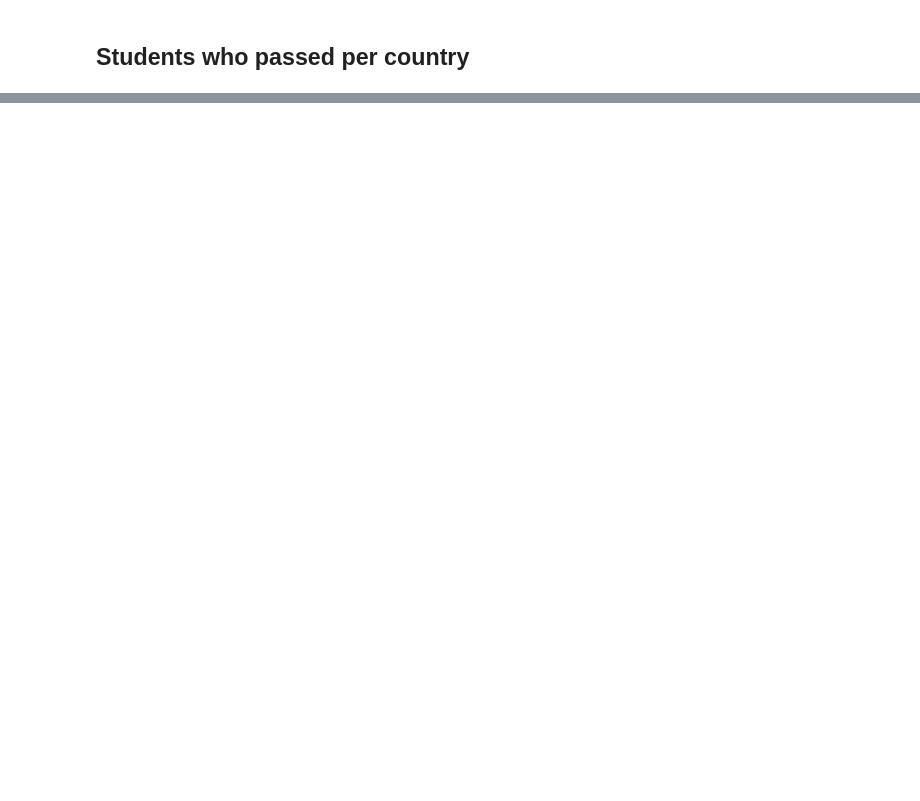
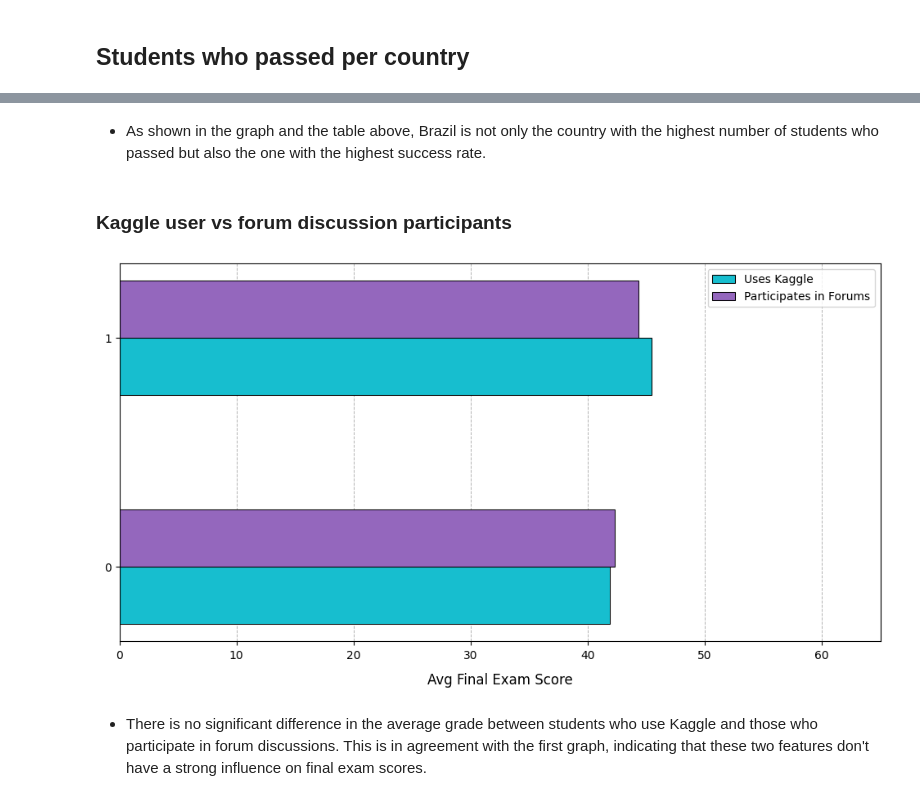
Before and after one commit to danielcamacho9712/Python_Learning_Exam_Performance, a Jupyter notebook: python_exam_performance.ipynb, the cells around one changed output, grey strips where cells are left out. Saved outputs shown, nothing was run; the diff lists cells and outputs as text; code cells hidden in the pictures; blank space fills up the shorter version.

Commit message:
Almost finished Data Analysis part

```diff
--- a/python_exam_performance.ipynb
+++ b/python_exam_performance.ipynb
@@ -281,0 +317,51 @@ plt.ylim(25, 325)
+# %% [markdown]
+- As shown in the graph and the table above, Brazil is not only the country with the highest number of students who passed but also the one with the highest success rate.
+# %% [markdown]
+### Kaggle user vs forum discussion participants
+# %%
+kaggle_user_data = students_data.groupby('uses_kaggle')['final_exam_score'].mean()
+participation_user_data = students_data.groupby('participates_in_discussion_forums')['final_exam_score'].mean()
+
+import numpy as np
+
+labels = kaggle_user_data.index.astype(str)
+
+y = np.arange(len(labels))   # base y positions
+height = 0.25               # thickness of each bar
+
+plt.figure(figsize=(12, 6))
+
+plt.barh(
+    y - height/2,
+    kaggle_user_data.values,
+    height=height,
+    color=colors[0],
+    edgecolor='black',
+    linewidth=0.75,
+    zorder=2,
+    label='Uses Kaggle'
+)
+
+plt.barh(
+    y + height/2,
+    participation_user_data.values,
+    height=height,
+    color=colors[1],
+    edgecolor='black',
+    linewidth=0.75,
+    zorder=2,
+    label='Participates in Forums'
+)
+
+plt.yticks(y, labels)
+plt.xlim(0, 65)
+plt.grid(axis='x', linestyle='--', linewidth=0.7, zorder=1)
+plt.xlabel('Avg Final Exam Score', fontsize=12, labelpad=10)
+plt.tick_params(axis='both', which='major', labelsize=10)
+plt.legend(fontsize=10)
+
+plt.show()
+# %% [output]
+[figure, added]
+# %% [markdown]
+- There is no significant difference in the average grade between students who use Kaggle and those who participate in forum discussions. This is in agreement with the first graph, indicating that these two features don't have a strong influence on final exam scores.
```
Also changed, not shown: parts of 5 cells of this notebook.
